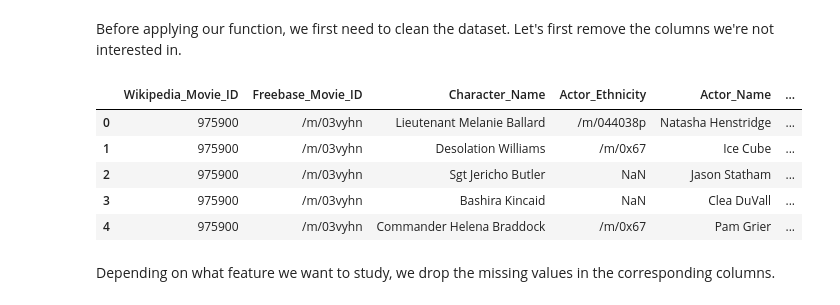
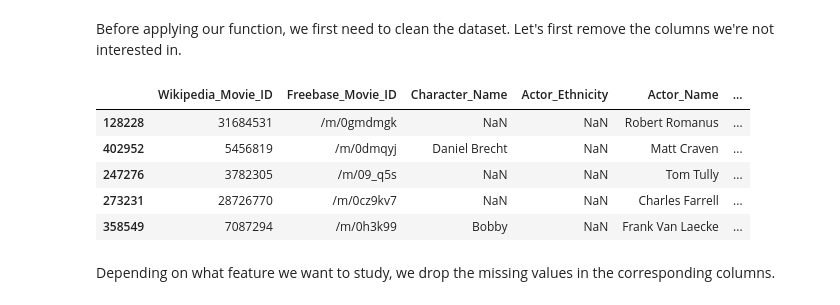
Before and after one commit to epfl-ada/ada-2024-project-adanonymous, a Jupyter notebook: src/utils/preprocessing_louis.ipynb, the cells around one changed output. Cells and saved outputs as stored; diff of their text form; code cells hidden in the pictures.

```diff
--- a/src/utils/preprocessing_louis.ipynb
+++ b/src/utils/preprocessing_louis.ipynb
@@ -201,15 +201,15 @@ Before applying our function, we first need to clean the dataset. Let's first re
 # %%
 dataset = character_metadata.copy()
 dataset = dataset.drop(columns=['Movie_Release_Date', 'Actor_DOB', 'Actor_Gender', 'Actor_Height', 'Actor_YOB'])
-# %%
-dataset.head()
-# %% [output]
-|  | Wikipedia_Movie_ID | Freebase_Movie_ID | Character_Name | Actor_Ethnicity | Actor_Name | ... |
-| 0 | 975900 | /m/03vyhn | Lieutenant Melanie Ballard | /m/044038p | Natasha Henstridge | ... |
-| 1 | 975900 | /m/03vyhn | Desolation Williams | /m/0x67 | Ice Cube | ... |
-| 2 | 975900 | /m/03vyhn | Sgt Jericho Butler | NaN | Jason Statham | ... |
-| 3 | 975900 | /m/03vyhn | Bashira Kincaid | NaN | Clea DuVall | ... |
-| 4 | 975900 | /m/03vyhn | Commander Helena Braddock | /m/0x67 | Pam Grier | ... |
+# %%
+dataset.sample(5)
+# %% [output]
+|  | Wikipedia_Movie_ID | Freebase_Movie_ID | Character_Name | Actor_Ethnicity | Actor_Name | ... |
+| 128228 | 31684531 | /m/0gmdmgk | NaN | NaN | Robert Romanus | ... |
+| 402952 | 5456819 | /m/0dmqyj | Daniel Brecht | NaN | Matt Craven | ... |
+| 247276 | 3782305 | /m/09_q5s | NaN | NaN | Tom Tully | ... |
+| 273231 | 28726770 | /m/0cz9kv7 | NaN | NaN | Charles Farrell | ... |
+| 358549 | 7087294 | /m/0h3k99 | Bobby | NaN | Frank Van Laecke | ... |
 # %% [markdown]
 Depending on what feature we want to study, we drop the missing values in the corresponding columns.
 # %%
```
Also changed, not shown: parts of 6 cells of this notebook.
